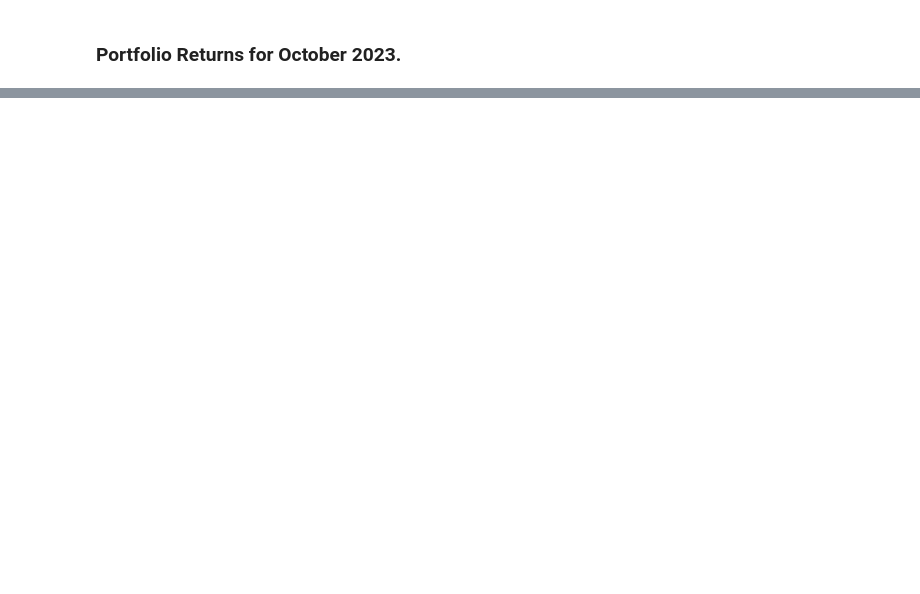
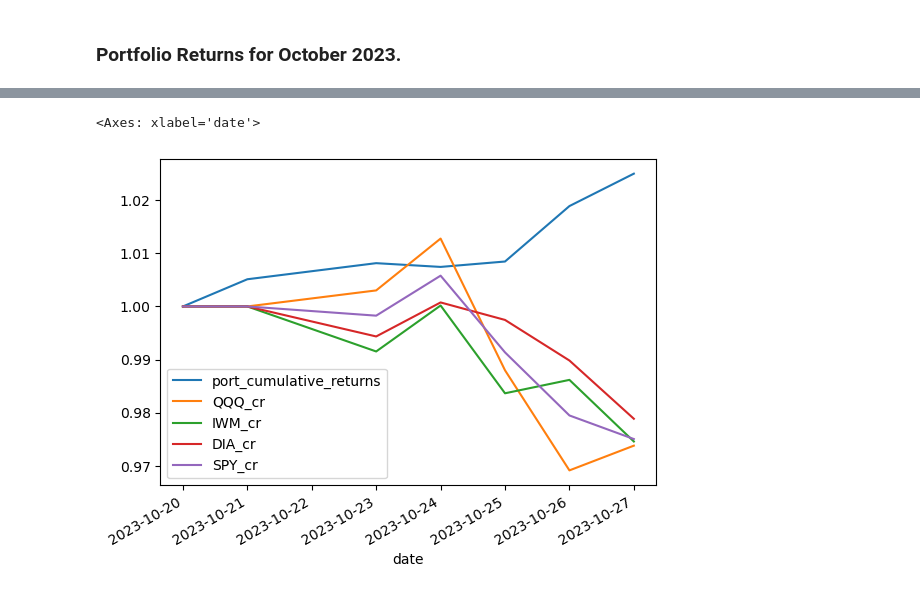
Before and after one commit to realspeculator/portfolio, a Jupyter notebook: 2023_10_Portfolio.ipynb, the cells around one changed output, grey strips where cells are left out. Saved outputs shown, nothing was run; the diff lists cells and outputs as text; code cells hidden in the pictures; blank space fills up the shorter version.

Commit message:
Update the Portfolio Performance as of October 27 2023
In this script we included the benchmarks and plot the returns of the portfolio vs the benchmark

```diff
--- a/2023_10_Portfolio.ipynb
+++ b/2023_10_Portfolio.ipynb
@@ -60,0 +26,5 @@ net_liq_df
+# %%
+portfolio.net_liq_df[['port_cumulative_returns', 'QQQ_cr', 'IWM_cr', 'DIA_cr', 'SPY_cr']].fillna(1).plot()
+# %% [output]
+<Axes: xlabel='date'>
+[figure, added]
```
Also changed, not shown: parts of 13 cells of this notebook, 3 other files.
